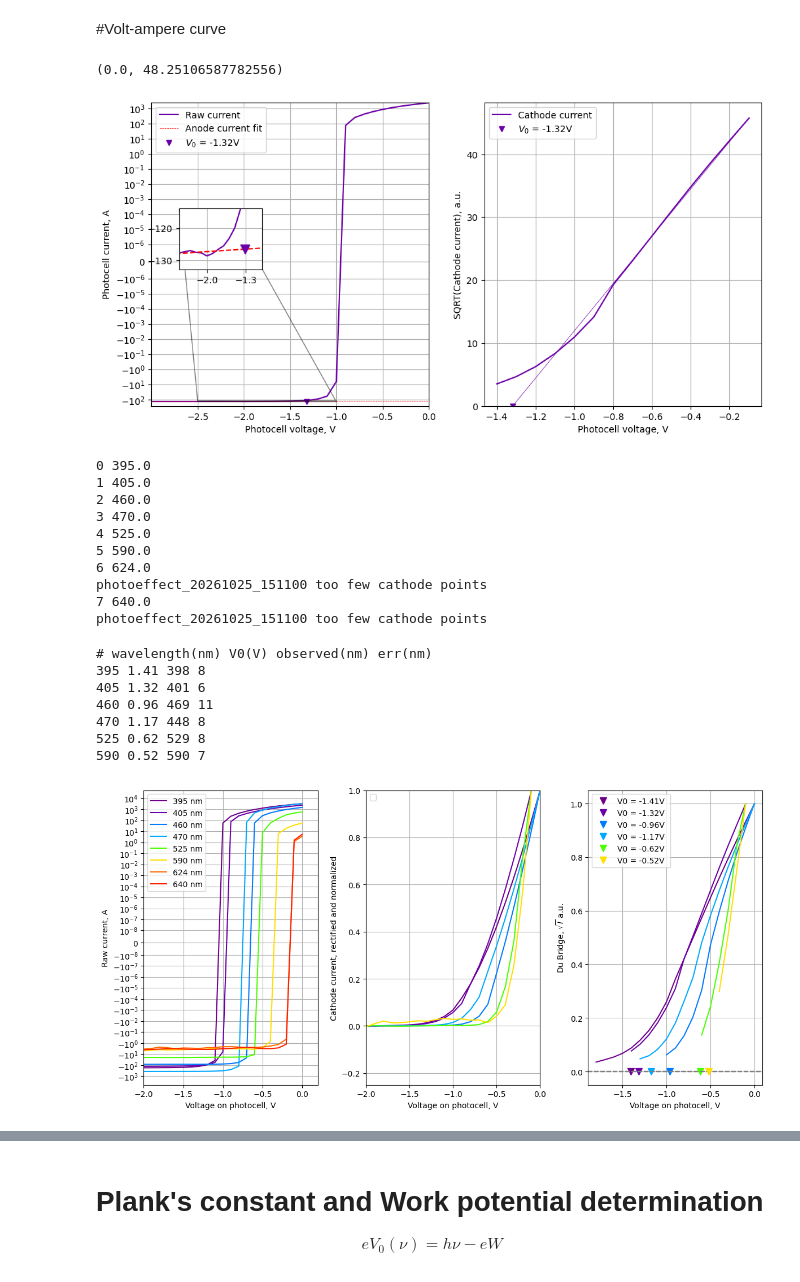
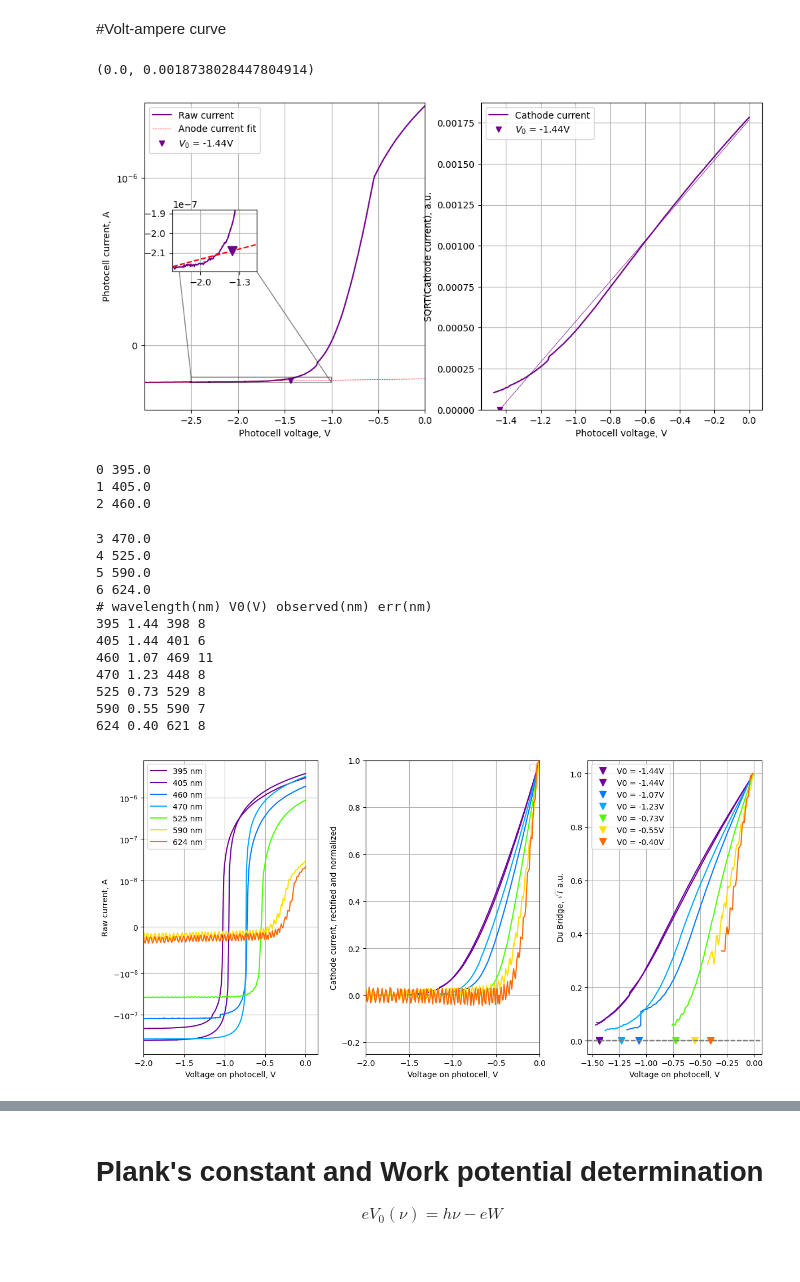
Before and after one commit to evgeny-kolonsky/Lab4, a Jupyter notebook: PE/2026.11/DIY/Lab4_PE_RCA929_DYI_newLEDs.ipynb, the cells around one changed output, grey strips where cells are left out. Saved outputs shown, nothing was run; the diff lists cells and outputs as text; code cells hidden in the pictures.

```diff
--- a/PE/2026.11/DIY/Lab4_PE_RCA929_DYI_newLEDs.ipynb
+++ b/PE/2026.11/DIY/Lab4_PE_RCA929_DYI_newLEDs.ipynb
@@ -18,9 +18,9 @@ from spectrumplots import wavelength_to_color
 ## Auxillary functions
 # %%
 def find_root2(V, I, *,
-              noise_k=10.0,
-              r2_min=0.995,
-              min_points=3,
+              noise_k=5.0,
+              r2_min=0.9,
+              min_points=10,
               trim_right=0,
               return_diagnostics=False):
     """
@@ -81,8 +81,10 @@ def find_root2(V, I, *,
         # once it has been good and then drops, we can stop early
         elif best_n >= min_points and f.rvalue**2 < r2_min:
             break
+
     if best_fit is None:                       # never linear enough -> longest run
         best_n = len(xs); best_fit = linregress(xs, ys)
+        print('never linear enough')
 
     V0 = -best_fit.intercept / best_fit.slope
     if return_diagnostics:
@@ -103,8 +105,8 @@ def get_observed_by_nominal(wl):
   470  448 16
   525  529 16
   590  590 14
+  624  621 16
   640  650 20
-  624  621 16
   '''
   wl_nominal, wl_observed, fwhm = np.genfromtxt(data.splitlines()).T
   err = fwhm / 2
@@ -120,17 +122,18 @@ get_observed_by_nominal(460)
 # %%
 URL = 'https://raw.githubusercontent.com/evgeny-kolonsky/Lab4/refs/heads/main/PE/2026.11/DIY/'
 NORMPOINT = 0 #V
-ANODE_VMAX = -2.0 #V
+ANODE_VMAX = -1.5 #V
 
 # example
 fig, ax = plt.subplots(1, 2, figsize=(12,6))
-name, wl = 'photoeffect_20261025_151100', 405
+name, wl = 'photoeffect_20261026_135638', 395
 
 color = wavelength_to_color(wl)
 url = URL+ f'{name}.csv'
 text = request.urlopen(url).read().decode('utf-8').splitlines()
 V, I, WL  = np.genfromtxt(text, \
                               delimiter=',', usecols=[6,7,1], skip_header=1, unpack=True)
+I *= 1e-9 # nA ->A
 wls = np.unique(WL)
 mask = (WL == wl)
 Vm = V[mask]
@@ -174,21 +177,21 @@ ax[1].grid()
 ax[1].legend()
 ax[1].set_ylim(bottom=0)
 # %% [output]
-(0.0, 48.25106587782556)
+(0.0, 0.0018738028447804914)
-[figure, old version]
+[figure, new version]
 # %%
 fig, ax = plt.subplots(1, 3, figsize=(12,6))
 plt.grid()
 
 data = '# wavelength(nm) V0(V) observed(nm) err(nm)\n'
 
-name = 'photoeffect_20261025_151100'
+#name = 'photoeffect_20261025_151100'
 
 url = URL+ f'{name}.csv'
 text = request.urlopen(url).read().decode('utf-8').splitlines()
 V, I, WL  = np.genfromtxt(text, \
                               delimiter=',', usecols=[6, 7, 1], skip_header=1, unpack=True)
-
+I *= 1e-9 # nA ->A
 for i, wl in enumerate(np.unique(WL)):
   print(i, wl)
   color= wavelength_to_color(wl)
@@ -228,47 +231,45 @@ for i, wl in enumerate(np.unique(WL)):
   R /= normalization_parameter
   ax[1].plot(Vm, R, '-', ms=2, color=color)
   #ax[1].plot(V0, 0, 'v', ms=8, color=color, label=f'V0 = {V0:.2f}V ')
   #ax[1].axvline(V0, color='#e08000', ls='--', label=f'V0 = {V0:.2f} В')
   ax[1].set_xlim(-2, 0.);
   ax[1].set_ylim(-0.25, 1)
   ax[1].set_xlabel('Voltage on photocell, V');
   ax[1].set_ylabel('Cathode current, rectified and normalized')
   ax[1].grid(True)
   ax[1].legend()
 
   # (3) Дю-Бридж: sqrt(R) vs V
   xv, yv = d['xv'], d['yv'];
   normalization_parameter = np.max(yv)
   yv /= normalization_parameter
   ax[2].axhline(0, color='gray', ls='--')
   ax[2].plot(V0, 0, 'v', ms=8, color=color, label=f'V0 = {V0:.2f}V ')
   ax[2].plot(xv, yv, '-', ms=2, color=color)
   ax[2].set_xlabel('Voltage on photocell, V');
   ax[2].set_ylabel(r'Du Bridge, $\sqrt{I}$ a.u.')
   ax[2].grid(True)
   ax[2].legend()
 plt.tight_layout()
 
 print(data)
 # %% [output]
 0 395.0
 1 405.0
 2 460.0
-3 470.0
-4 525.0
-5 590.0
-6 624.0
-photoeffect_20261025_151100 too few cathode points
-7 640.0
-photoeffect_20261025_151100 too few cathode points
+3 470.0
+4 525.0
+5 590.0
+6 624.0
 # wavelength(nm) V0(V) observed(nm) err(nm)
-395 1.41 398 8
-405 1.32 401 6
-460 0.96 469 11
-470 1.17 448 8
-525 0.62 529 8
-590 0.52 590 7
+395 1.44 398 8
+405 1.44 401 6
+460 1.07 469 11
+470 1.23 448 8
+525 0.73 529 8
+590 0.55 590 7
+624 0.40 621 8
-[figure, old version]
+[figure, new version]
 # %%
 data.splitlines()
 # %% [output]
```
Also changed, not shown: parts of 2 cells of this notebook.
